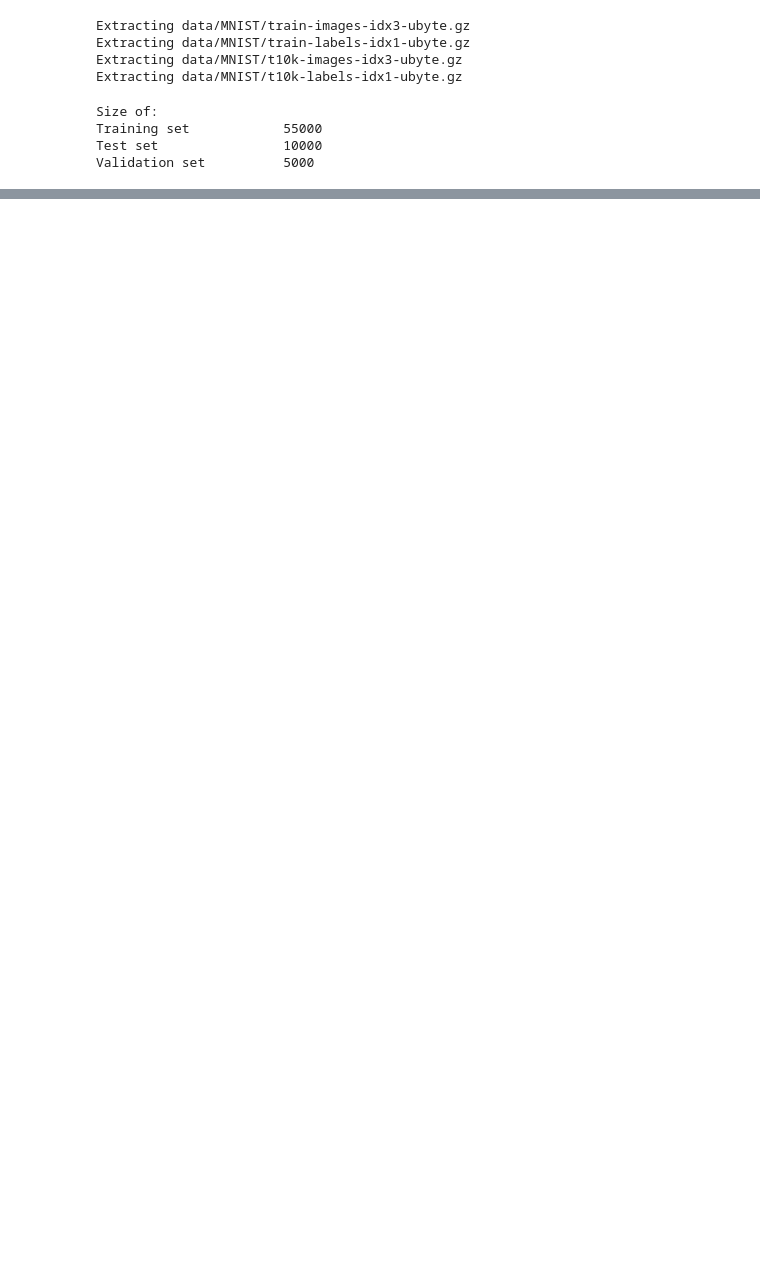
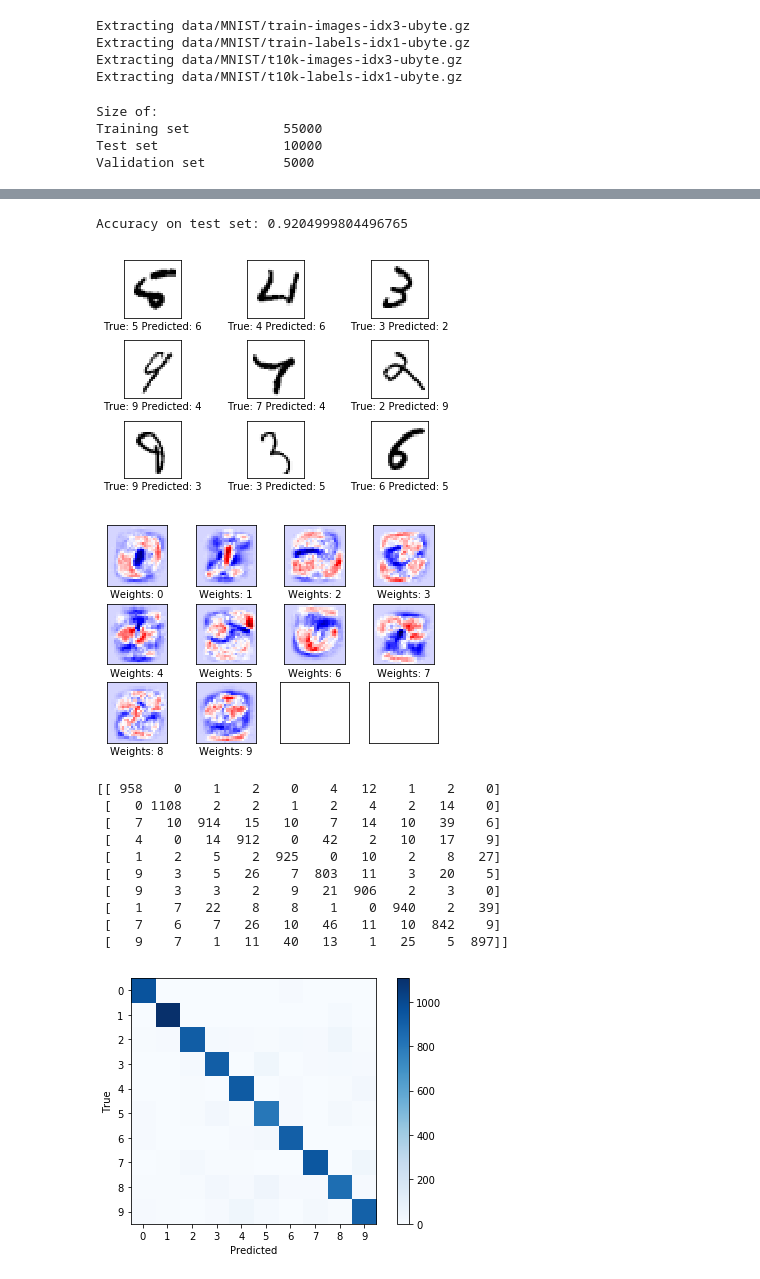
Before and after one commit to gihanchanaka/learn-tf, a Jupyter notebook: tf-tutorial-01-linear-model.ipynb, the cells around one changed output, grey strips where cells are left out. Drawn from its saved outputs; the diff is of its cells as text; code cells hidden in the pictures; blank space fills up the shorter version.

```diff
--- a/tf-tutorial-01-linear-model.ipynb
+++ b/tf-tutorial-01-linear-model.ipynb
@@ -120,0 +203,21 @@ def plot9Errors():
+# %%
+optimize(noIterations=999)
+printAccuracy()
+plot9Errors()
+plotWeights()
+printConfusionMatrix()
+# %% [output]
+Accuracy on test set: 0.9204999804496765
+[figure, added]
+[figure, added]
+[[ 958    0    1    2    0    4   12    1    2    0]
+ [   0 1108    2    2    1    2    4    2   14    0]
+ [   7   10  914   15   10    7   14   10   39    6]
+ [   4    0   14  912    0   42    2   10   17    9]
+ [   1    2    5    2  925    0   10    2    8   27]
+ [   9    3    5   26    7  803   11    3   20    5]
+ [   9    3    3    2    9   21  906    2    3    0]
+ [   1    7   22    8    8    1    0  940    2   39]
+ [   7    6    7   26   10   46   11   10  842    9]
+ [   9    7    1   11   40   13    1   25    5  897]]
+[figure, added]
```
Also changed, not shown: parts of 11 cells of this notebook.
